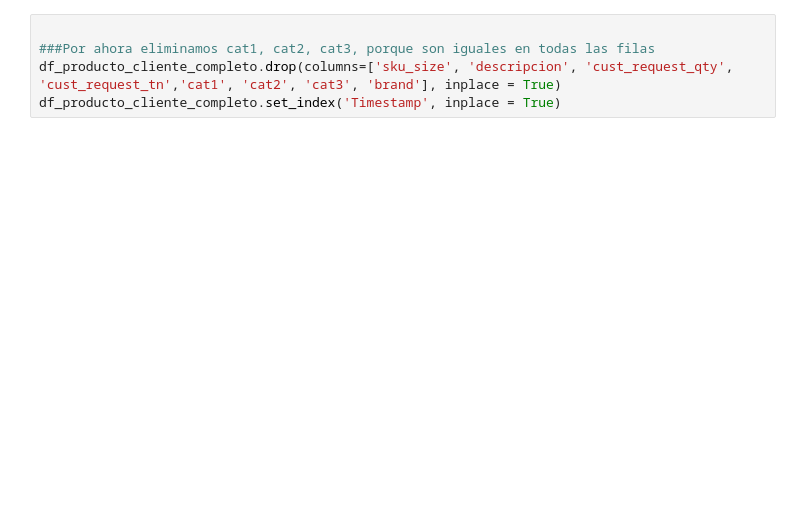
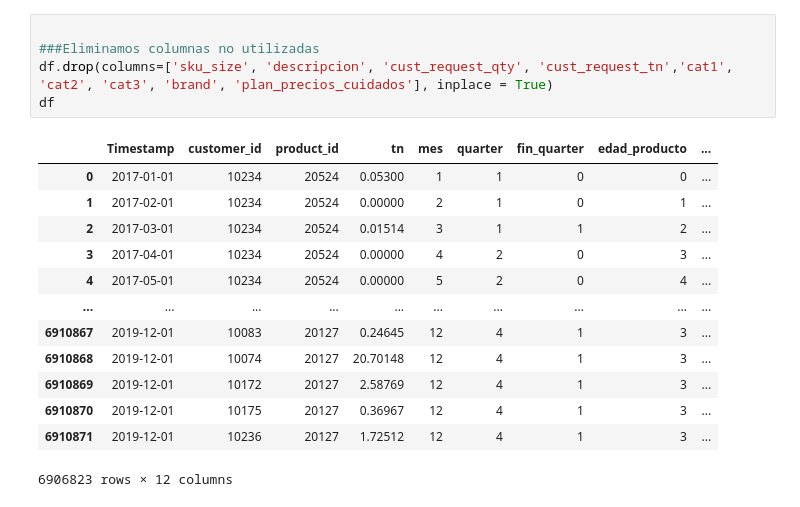
Before and after one commit to Agustinlopezf/labo3-2024v, a Jupyter notebook: Scripts/LSTM_producto_cliente.ipynb, the cells around one changed output. Cells and saved outputs as stored; diff of their text form; blank space fills up the shorter version.

```diff
--- a/Scripts/LSTM_producto_cliente.ipynb
+++ b/Scripts/LSTM_producto_cliente.ipynb
@@ -80,5 +82,19 @@ df
 # %%
 
-###Por ahora eliminamos cat1, cat2, cat3, porque son iguales en todas las filas
-df_producto_cliente_completo.drop(columns=['sku_size', 'descripcion', 'cust_request_qty', 'cust_request_tn','cat1', 'cat2', 'cat3', 'brand'], inplace = True)
-df_producto_cliente_completo.set_index('Timestamp', inplace = True)
+###Eliminamos columnas no utilizadas
+df.drop(columns=['sku_size', 'descripcion', 'cust_request_qty', 'cust_request_tn','cat1', 'cat2', 'cat3', 'brand', 'plan_precios_cuidados'], inplace = True)
+df
+# %% [output]
+|  | Timestamp | customer_id | product_id | tn | mes | quarter | fin_quarter | edad_producto | ... |
+| 0 | 2017-01-01 | 10234 | 20524 | 0.05300 | 1 | 1 | 0 | 0 | ... |
+| 1 | 2017-02-01 | 10234 | 20524 | 0.00000 | 2 | 1 | 0 | 1 | ... |
+| 2 | 2017-03-01 | 10234 | 20524 | 0.01514 | 3 | 1 | 1 | 2 | ... |
+| 3 | 2017-04-01 | 10234 | 20524 | 0.00000 | 4 | 2 | 0 | 3 | ... |
+| 4 | 2017-05-01 | 10234 | 20524 | 0.00000 | 5 | 2 | 0 | 4 | ... |
+| ... | ... | ... | ... | ... | ... | ... | ... | ... | ... |
+| 6910867 | 2019-12-01 | 10083 | 20127 | 0.24645 | 12 | 4 | 1 | 3 | ... |
+| 6910868 | 2019-12-01 | 10074 | 20127 | 20.70148 | 12 | 4 | 1 | 3 | ... |
+| 6910869 | 2019-12-01 | 10172 | 20127 | 2.58769 | 12 | 4 | 1 | 3 | ... |
+| 6910870 | 2019-12-01 | 10175 | 20127 | 0.36967 | 12 | 4 | 1 | 3 | ... |
+| 6910871 | 2019-12-01 | 10236 | 20127 | 1.72512 | 12 | 4 | 1 | 3 | ... |
+6906823 rows × 12 columns
```
Also changed, not shown: parts of 7 cells of this notebook, 4 other files.
